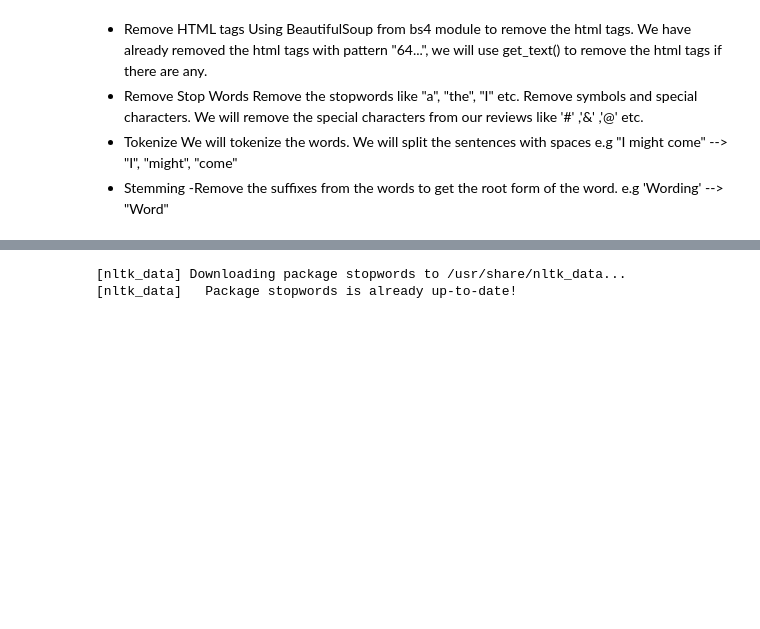
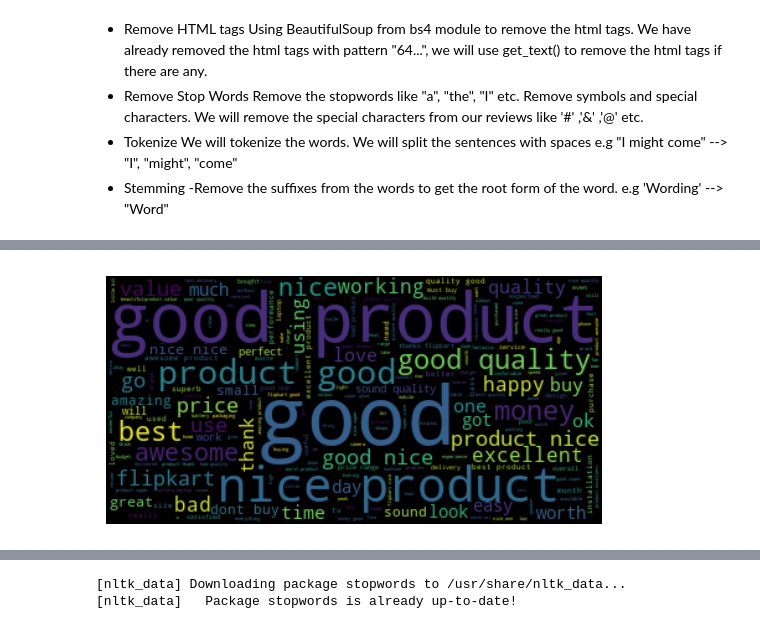
Before and after one commit to engrlakshmi/Sentimental-Analysis, a Jupyter notebook: nlp-product-sentimental-analysis.ipynb, the cells around one changed output, grey strips where cells are left out. Saved outputs shown, nothing was run; the diff lists cells and outputs as text; code cells hidden in the pictures; blank space fills up the shorter version.

```diff
--- a/nlp-product-sentimental-analysis.ipynb
+++ b/nlp-product-sentimental-analysis.ipynb
@@ -117,0 +170,18 @@ We will tokenize the words. We will split the sentences with spaces e.g "I might
+# %%
+#creating a word cloud for summary
+
+from wordcloud import WordCloud
+import matplotlib.pyplot as plt
+
+
+text = " ".join(i for i in df.Summary)
+
+# Generate word cloud
+wordcloud = WordCloud().generate(text)
+
+# Display the word cloud using matplotlib
+plt.imshow(wordcloud, interpolation='bilinear')
+plt.axis('off')
+plt.show()
+# %% [output]
+[figure, added]
```
Also changed, not shown: parts of 10 cells of this notebook.
